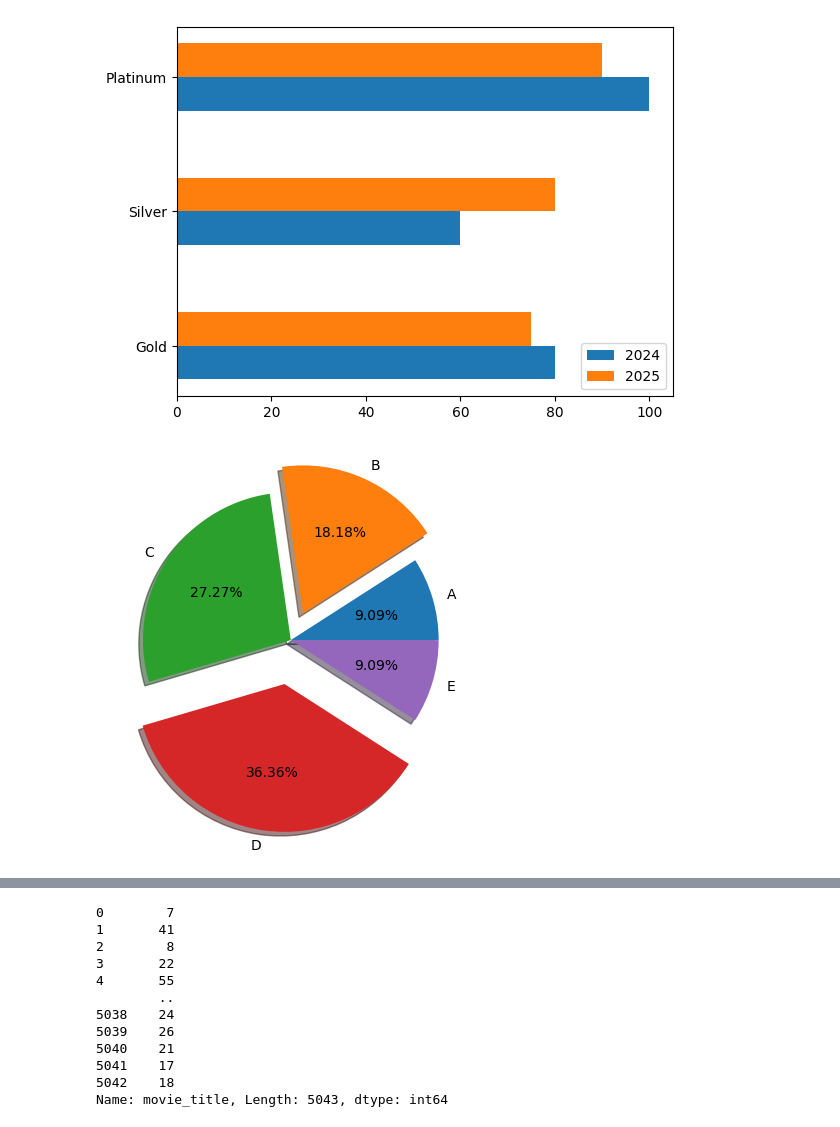
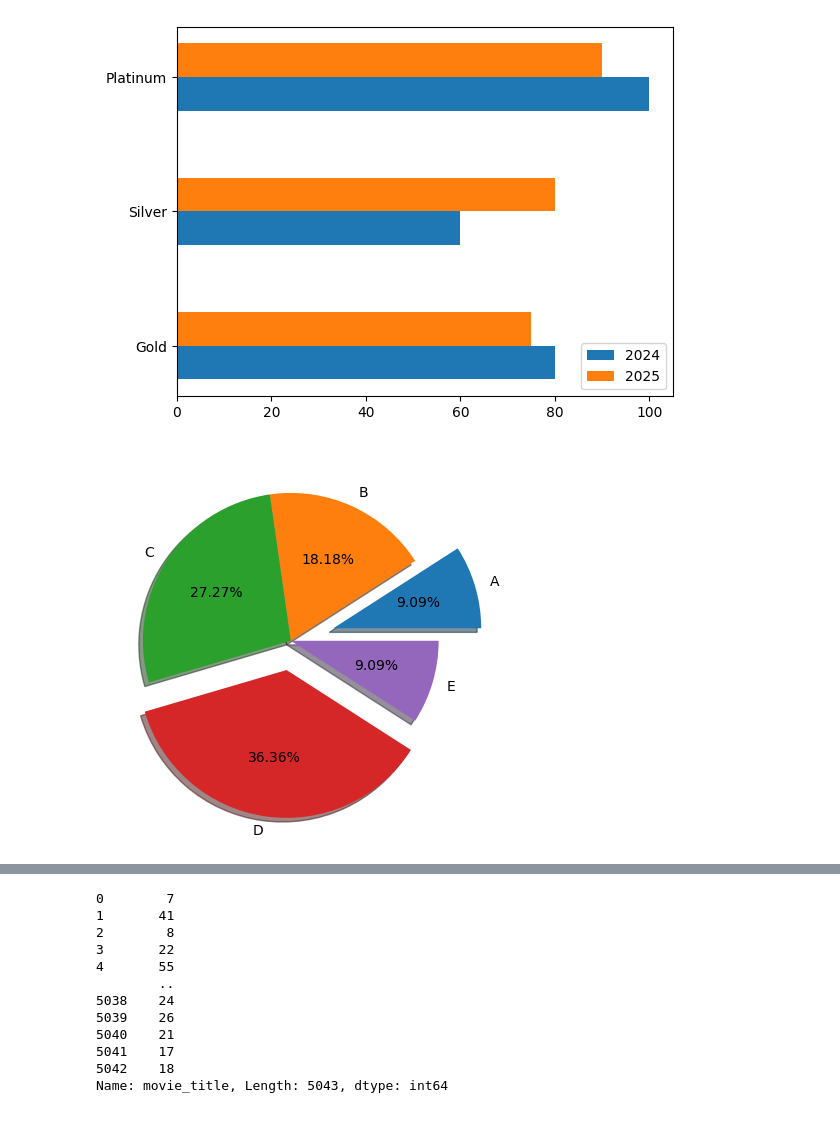
Before and after one commit to ShubhamSinghal12/DS_PP_AUG_25, a Jupyter notebook: Data Visualization/MatplotlibDemo2.ipynb, the cells around one changed output, grey strips where cells are left out. Saved outputs shown, nothing was run; the diff lists cells and outputs as text; code cells hidden in the pictures.

```diff
--- a/Data Visualization/MatplotlibDemo2.ipynb
+++ b/Data Visualization/MatplotlibDemo2.ipynb
@@ -128,8 +168,8 @@ plt.show()
 [figure]
 # %%
 X = [10,20,30,40,10]
-plt.pie(X,labels=['A','B','C','D','E'],autopct='%.2f%%',explode=(0,0.2,0,0.3,0),shadow = True)
+plt.pie(X,labels=['A','B','C','D','E'],autopct='%.2f%%',shadow=True,explode=(0.3,0,0,0.2,0))
 plt.show()
 # %% [output]
-[figure, old version]
+[figure, new version]
 # %%
```
Also changed, not shown: parts of 8 cells of this notebook, 9 other files.
